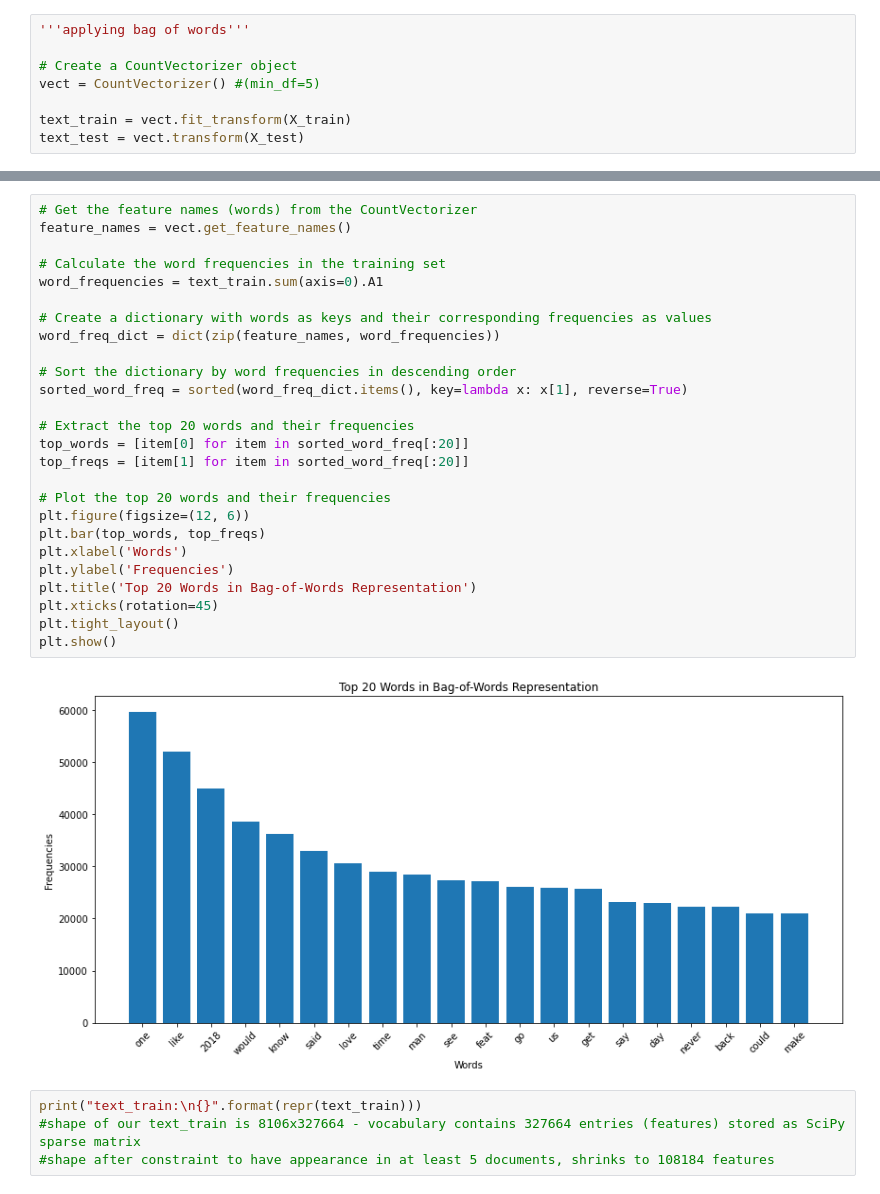
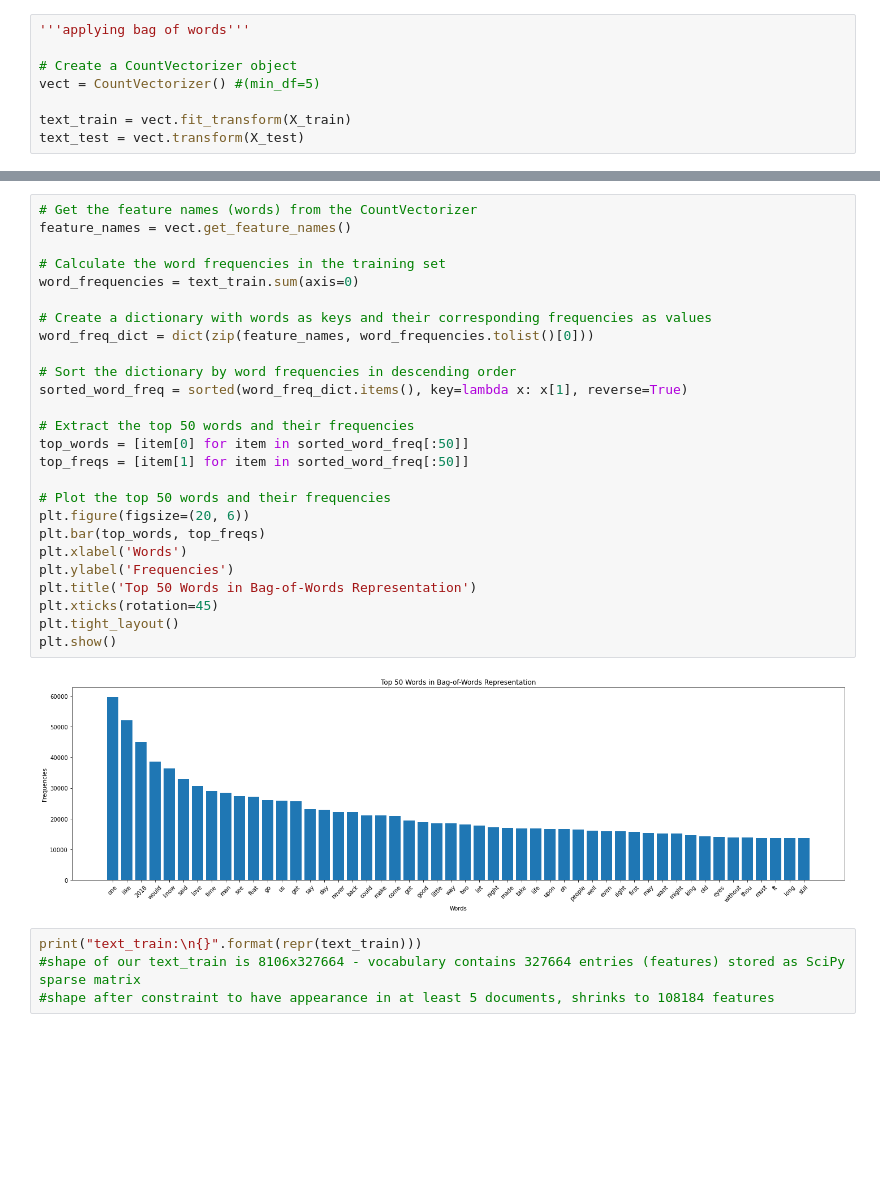
Before and after one commit to deskaprogramuje/BDA_song_hits, a Jupyter notebook: bag_of_words.ipynb, the cells around one changed output, grey strips where cells are left out. Cells and saved outputs as stored; diff of their text form; blank space fills up the shorter version.

```diff
--- a/bag_of_words.ipynb
+++ b/bag_of_words.ipynb
@@ -132,31 +115,31 @@ text_train = vect.fit_transform(X_train)
 # %%
 # Get the feature names (words) from the CountVectorizer
 feature_names = vect.get_feature_names()
 
 # Calculate the word frequencies in the training set
-word_frequencies = text_train.sum(axis=0).A1
+word_frequencies = text_train.sum(axis=0)
 
 # Create a dictionary with words as keys and their corresponding frequencies as values
-word_freq_dict = dict(zip(feature_names, word_frequencies))
+word_freq_dict = dict(zip(feature_names, word_frequencies.tolist()[0]))
 
 # Sort the dictionary by word frequencies in descending order
 sorted_word_freq = sorted(word_freq_dict.items(), key=lambda x: x[1], reverse=True)
 
-# Extract the top 20 words and their frequencies
-top_words = [item[0] for item in sorted_word_freq[:20]]
-top_freqs = [item[1] for item in sorted_word_freq[:20]]
+# Extract the top 50 words and their frequencies
+top_words = [item[0] for item in sorted_word_freq[:50]]
+top_freqs = [item[1] for item in sorted_word_freq[:50]]
 
-# Plot the top 20 words and their frequencies
-plt.figure(figsize=(12, 6))
+# Plot the top 50 words and their frequencies
+plt.figure(figsize=(20, 6))
 plt.bar(top_words, top_freqs)
 plt.xlabel('Words')
 plt.ylabel('Frequencies')
-plt.title('Top 20 Words in Bag-of-Words Representation')
+plt.title('Top 50 Words in Bag-of-Words Representation')
 plt.xticks(rotation=45)
 plt.tight_layout()
 plt.show()
 # %% [output]
-[figure, old version]
+[figure, new version]
 # %%
 print("text_train:\n{}".format(repr(text_train)))
 #shape of our text_train is 8106x327664 - vocabulary contains 327664 entries (features) stored as SciPy sparse matrix
```
Also changed, not shown: parts of 2 cells of this notebook.
